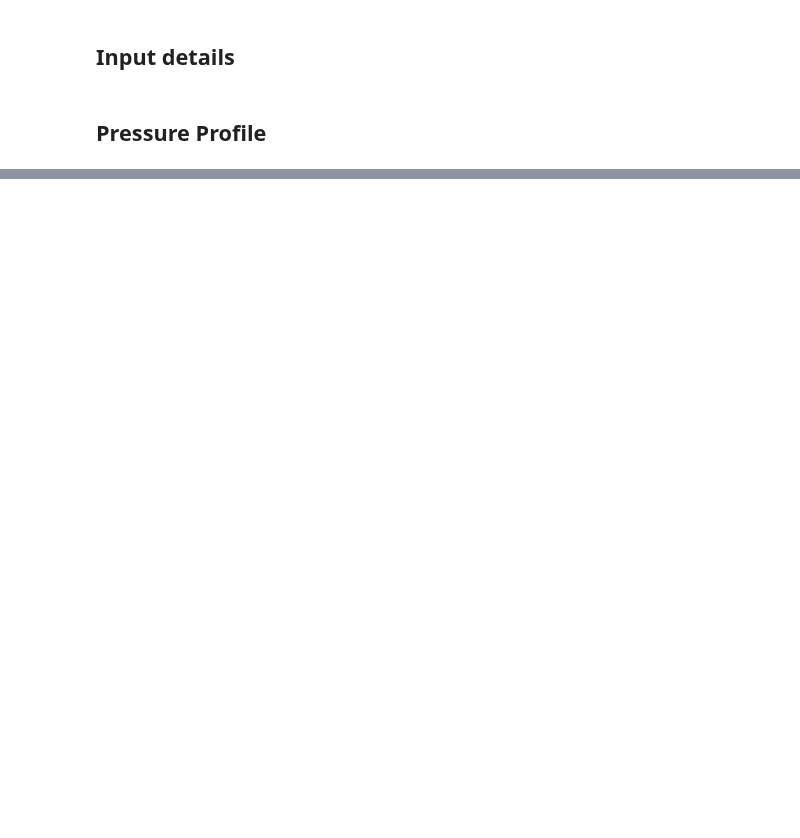
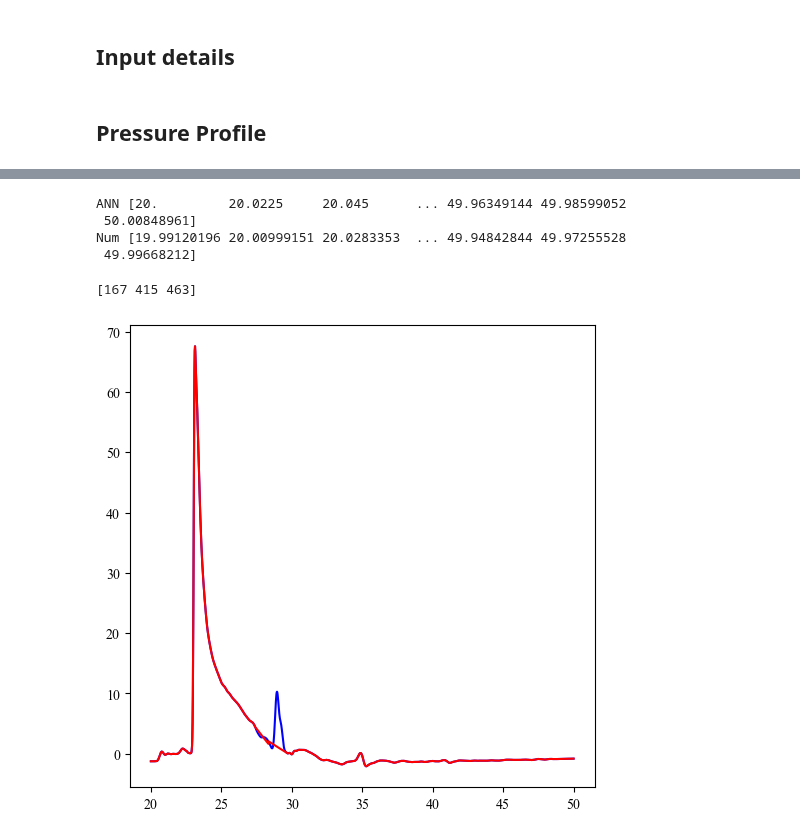
Before and after one commit to ChamodiWidanage/Pressure_history_2, a Jupyter notebook: RP_Combined_Code_All_Sections.ipynb, the cells around one changed output, grey strips where cells are left out. Drawn from its saved outputs; the diff is of its cells as text; code cells hidden in the pictures; blank space fills up the shorter version.

```diff
--- a/RP_Combined_Code_All_Sections.ipynb
+++ b/RP_Combined_Code_All_Sections.ipynb
@@ -36,12 +34,15 @@ ModuleNotFoundError: No module named 'tensorflow'
 # %% [markdown]
 ## Input details
 # %%
-Mass = 17.3
-Standoff_distance = 4.5
-Angle = 5
-start_time =
-termination_time = 40
-interval = 0.1
+Mass = 16.9
+Standoff_distance = 12.6
+Angle = 10
+start_time = 20
+termination_time = 50
+interval = 0.0225
+
+Time_adj = 19
+Pressure_adj = 101.25
 # %% [markdown]
 ## Pressure Profile
 # %%
@@ -166 +190,9 @@ lsdyna['Pressure'] = (lsdyna['Pressure']/1000)- Pressure_adj
+# %%
+print("ANN",X1)
+print("Num",X2_original)
+# %% [output]
+ANN [20.         20.0225     20.045      ... 49.96349144 49.98599052
+ 50.00848961]
+Num [19.99120196 20.00999151 20.0283353  ... 49.94842844 49.97255528
+ 49.99668212]
 # %%
@@ -173,58 +205,58 @@ lsdyna['Pressure'] = (lsdyna['Pressure']/1000)
 X2 = lsdyna['Time']
 y2 = lsdyna['Pressure']
 # %%
-X2 = lsdyna['Time']
-pressure = lsdyna['Pressure']
-
-
 from scipy.signal import find_peaks
 
 # Identify peaks with tolerance parameters
-height_threshold = 3  # Minimum height of peaks to detect
+height_threshold = 1  # Minimum height of peaks to detect
 prominence = 0.01  # Minimum prominence of peaks in pressure units
 width = 6  # Minimum width of peaks in time units
 
 # Find peaks
-peaks, properties = find_peaks(pressure, height=height_threshold, prominence=prominence, width=width)
+peaks, properties = find_peaks(y2_original, height=height_threshold, prominence=prominence, width=width)
 print (peaks)
 
 # Ensure there are at least two peaks
 if len(peaks) >= 1:
     #first_peak_index = peaks[0]
 
     # Create a copy of pressure data to modify
-    smoothed_pressure = np.copy(pressure)
+    smoothed_pressure = np.copy(y2_original)
 
     # Define a window around each peak after the first peak to apply smoothing
-    window_radius_r = 60
+    window_radius_r = 30
     window_radius_l = 30 # Adjust the window radius as needed
 
     for peak_index in peaks[1:]:
         start = max(peak_index - window_radius_l, 0)
-        end = min(peak_index + window_radius_r + 1, len(pressure))
+        end = min(peak_index + window_radius_r + 1, len(y2_original))
 
         # Extract values just outside the window
-        if start > 0 and end < len(pressure):
-            start_value = pressure[start - 1]
-            end_value = pressure[end]
+        if start > 0 and end < len(y2_original):
+            start_value = y2_original[start - 1]
+            end_value = y2_original[end]
         elif start > 0:
-            start_value = pressure[start - 1]
+            start_value = y2_original[start - 1]
             end_value = start_value
-        elif end < len(pressure):
-            end_value = pressure[end]
+        elif end < len(y2_original):
+            end_value = y2_original[end]
             start_value = end_value
         else:
-            start_value = end_value = np.mean(pressure)  # Fallback in case there are no valid points
+            start_value = end_value = np.mean(y2_original)  # Fallback in case there are no valid points
 
         # Create a linearly spaced array between start_value and end_value
         interpolated_values = np.linspace(start_value, end_value, end - start)
 
         # Apply the interpolated values to the points within the window
         smoothed_pressure[start:end] = interpolated_values
 
 y2 = smoothed_pressure
+X2 = X2_original
 
 plt.figure(figsize=(6,6))
-plt.plot(lsdyna['Time'], lsdyna['Pressure'], color = 'blue',label = 'Numerical')
-plt.plot(lsdyna['Time'], y2, color = 'red',label = 'Numerical')
+plt.plot(X2_original,y2_original, color = 'blue',label = 'Numerical')
+plt.plot(X2, y2, color = 'red',label = 'Numerical')
 plt.show()
+# %% [output]
+[167 415 463]
+[figure, added]
```
Also changed, not shown: parts of 9 cells of this notebook, 3 other files.
